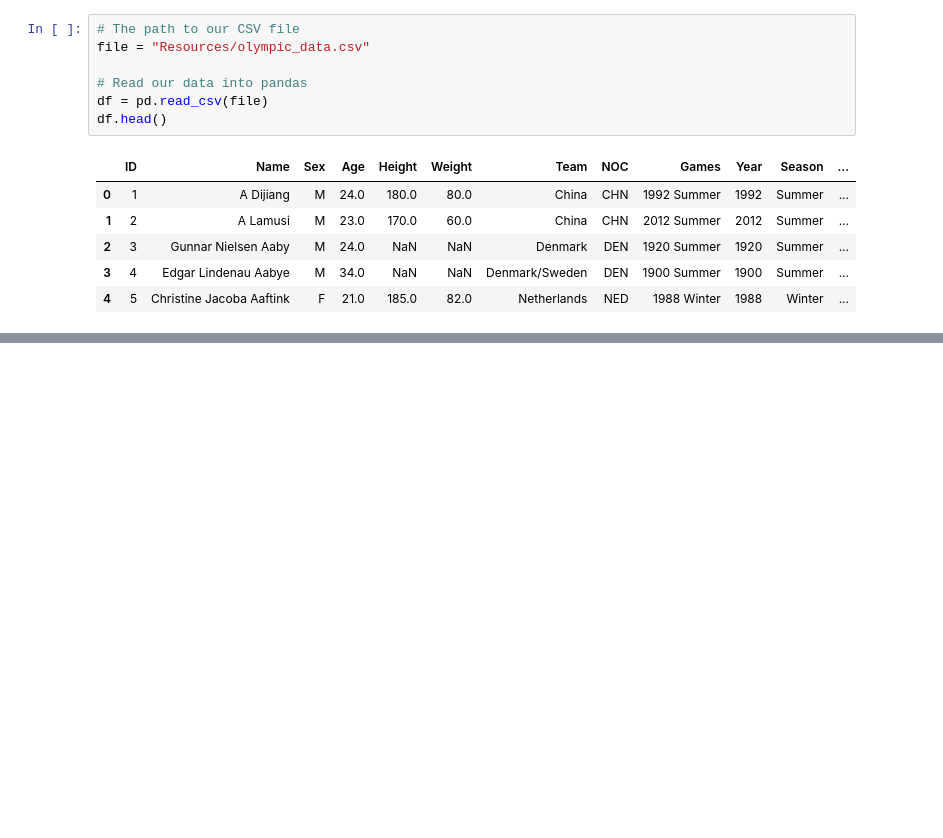
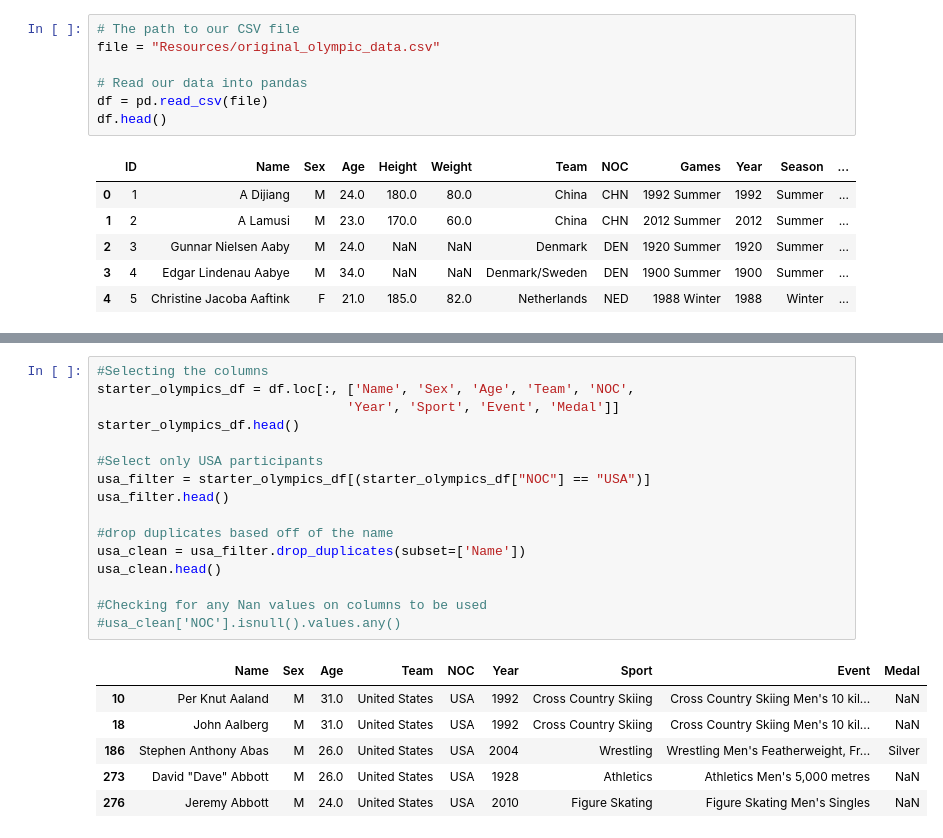
Before and after one commit to fhelms8/Git_Sum_Group_Prj, a Jupyter notebook: tester-combo_sports.ipynb, the cells around one changed output, grey strips where cells are left out. Drawn from its saved outputs; the diff is of its cells as text; blank space fills up the shorter version.

```diff
--- a/tester-combo_sports.ipynb
+++ b/tester-combo_sports.ipynb
@@ -6,6 +11,6 @@ import pandas as pd
 # %%
 # The path to our CSV file
-file = "Resources/olympic_data.csv"
+file = "Resources/original_olympic_data.csv"
 
 # Read our data into pandas
 df = pd.read_csv(file)
@@ -36,0 +32,23 @@ starter_olympics_df.head()
+# %%
+#Selecting the columns
+starter_olympics_df = df.loc[:, ['Name', 'Sex', 'Age', 'Team', 'NOC',
+                                'Year', 'Sport', 'Event', 'Medal']]
+starter_olympics_df.head()
+
+#Select only USA participants
+usa_filter = starter_olympics_df[(starter_olympics_df["NOC"] == "USA")]
+usa_filter.head()
+
+#drop duplicates based off of the name
+usa_clean = usa_filter.drop_duplicates(subset=['Name'])
+usa_clean.head()
+
+#Checking for any Nan values on columns to be used
+#usa_clean['NOC'].isnull().values.any()
+# %% [output]
+|  | Name | Sex | Age | Team | NOC | Year | Sport | Event | Medal |
+| 10 | Per Knut Aaland | M | 31.0 | United States | USA | 1992 | Cross Country Skiing | Cross Country Skiing Men's 10 kil... | NaN |
+| 18 | John Aalberg | M | 31.0 | United States | USA | 1992 | Cross Country Skiing | Cross Country Skiing Men's 10 kil... | NaN |
+| 186 | Stephen Anthony Abas | M | 26.0 | United States | USA | 2004 | Wrestling | Wrestling Men's Featherweight, Fr... | Silver |
+| 273 | David "Dave" Abbott | M | 26.0 | United States | USA | 1928 | Athletics | Athletics Men's 5,000 metres | NaN |
+| 276 | Jeremy Abbott | M | 24.0 | United States | USA | 2010 | Figure Skating | Figure Skating Men's Singles | NaN |
```
Also changed, not shown: parts of 7 cells of this notebook.
